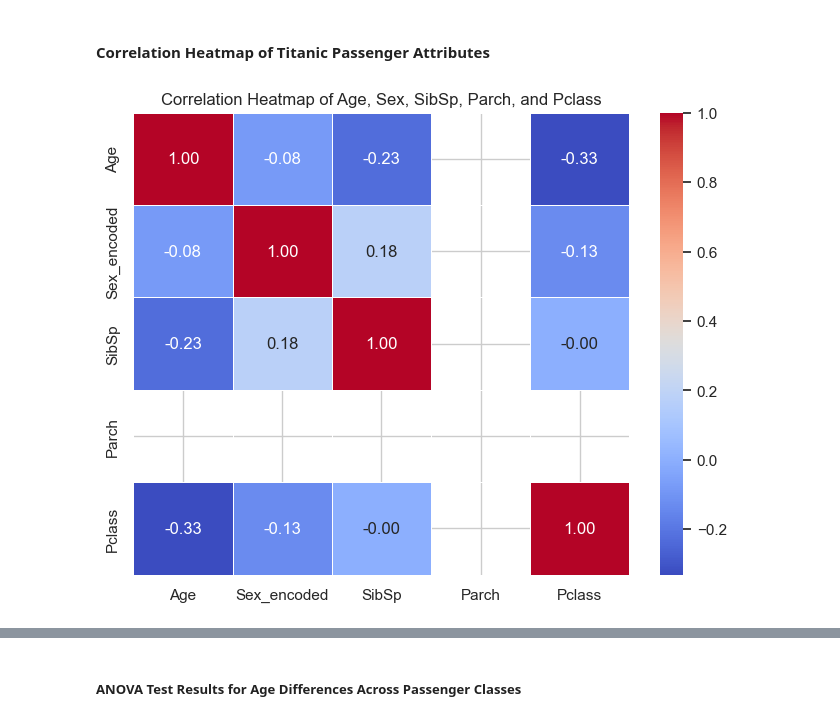
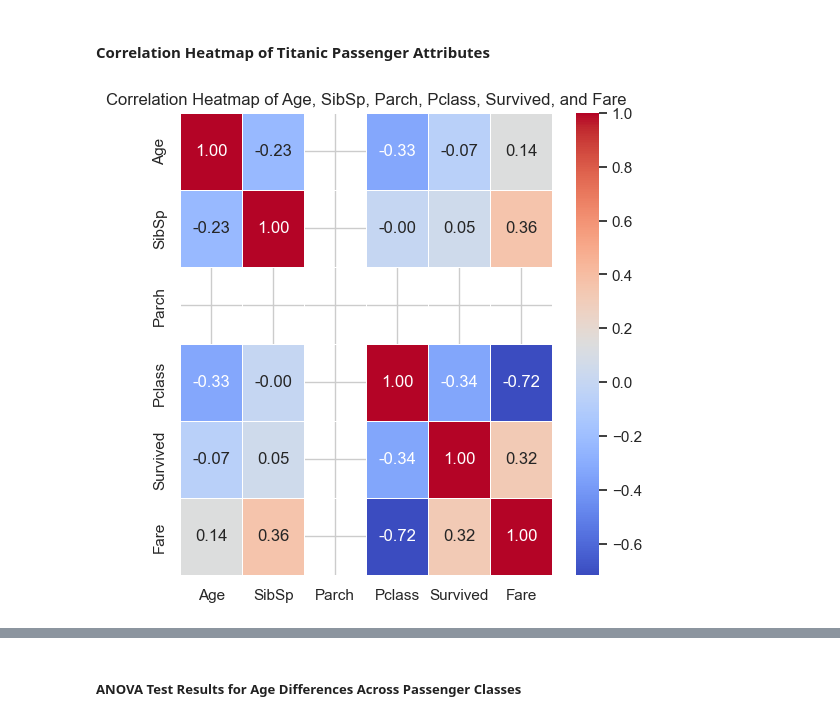
Before and after one commit to SnitTeshome/PRODIGY_DS_02, a Jupyter notebook: Task -02.ipynb, the cells around one changed output, grey strips where cells are left out. Drawn from its saved outputs; the diff is of its cells as text; code cells hidden in the pictures.

```diff
--- a/Task -02.ipynb
+++ b/Task -02.ipynb
@@ -1303,16 +1304,13 @@ The scatterplot reveals a weak positive relationship between age and fare, indic
 # %% [markdown]
 #### Correlation Heatmap of Titanic Passenger Attributes
 # %%
-# Encode 'Sex' as numeric (e.g., 0 for male, 1 for female)
-Titanic['Sex_encoded'] = Titanic['Sex'].map({'male': 0, 'female': 1})
-
-# Generate and display the heatmap using the encoded 'Sex' column
-plt.figure(figsize=(8, 6))
-sns.heatmap(Titanic[["Age", "Sex_encoded", "SibSp", "Parch", "Pclass"]].corr(),
+# Generate and display the heatmap without 'Sex_encoded'
+plt.figure(figsize=(6, 6))
+sns.heatmap(Titanic[["Age", "SibSp", "Parch", "Pclass", "Survived", "Fare"]].corr(),
             annot=True, cmap="coolwarm", fmt=".2f", linewidths=0.5)
 
 # Add a title and show the plot
-plt.title("Correlation Heatmap of Age, Sex, SibSp, Parch, and Pclass")
+plt.title("Correlation Heatmap of Age, SibSp, Parch, Pclass, Survived, and Fare")
 plt.show()
 # %% [output]
-[figure, old version]
+[figure, new version]
```
Also changed, not shown: parts of 3 cells of this notebook.
